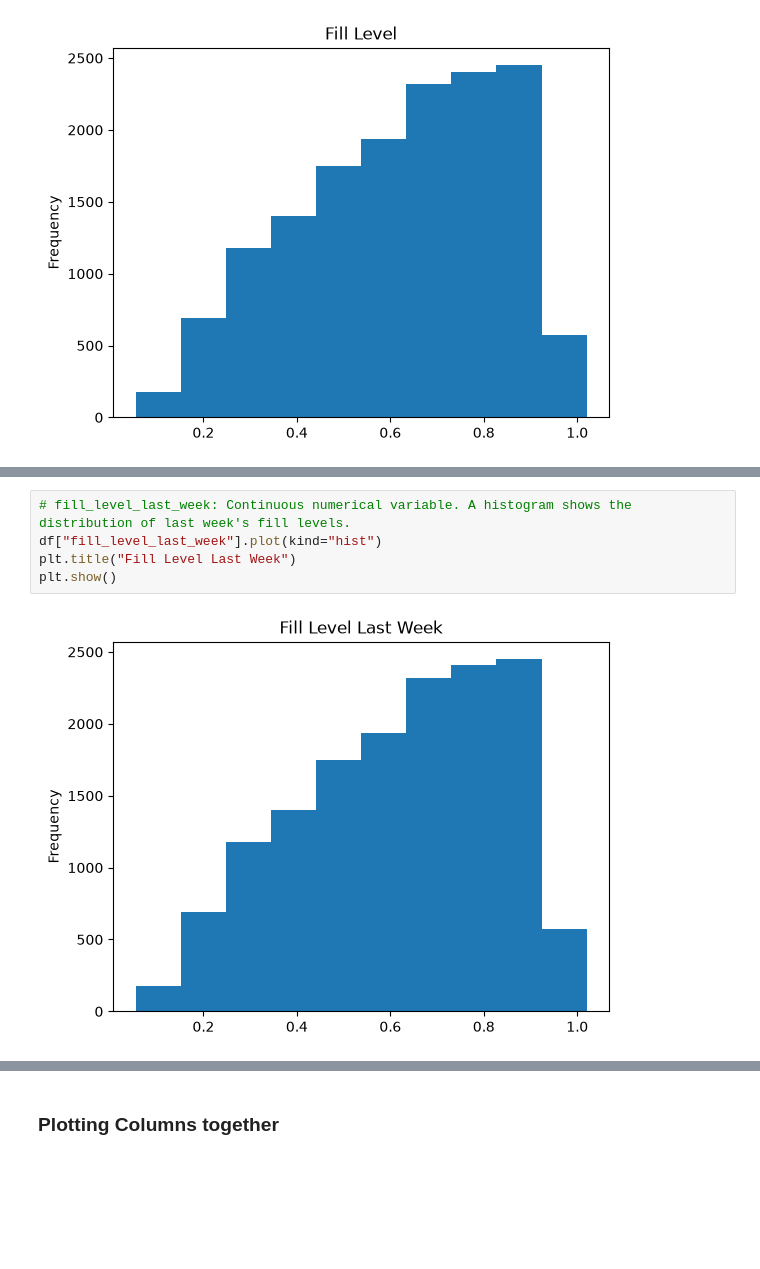
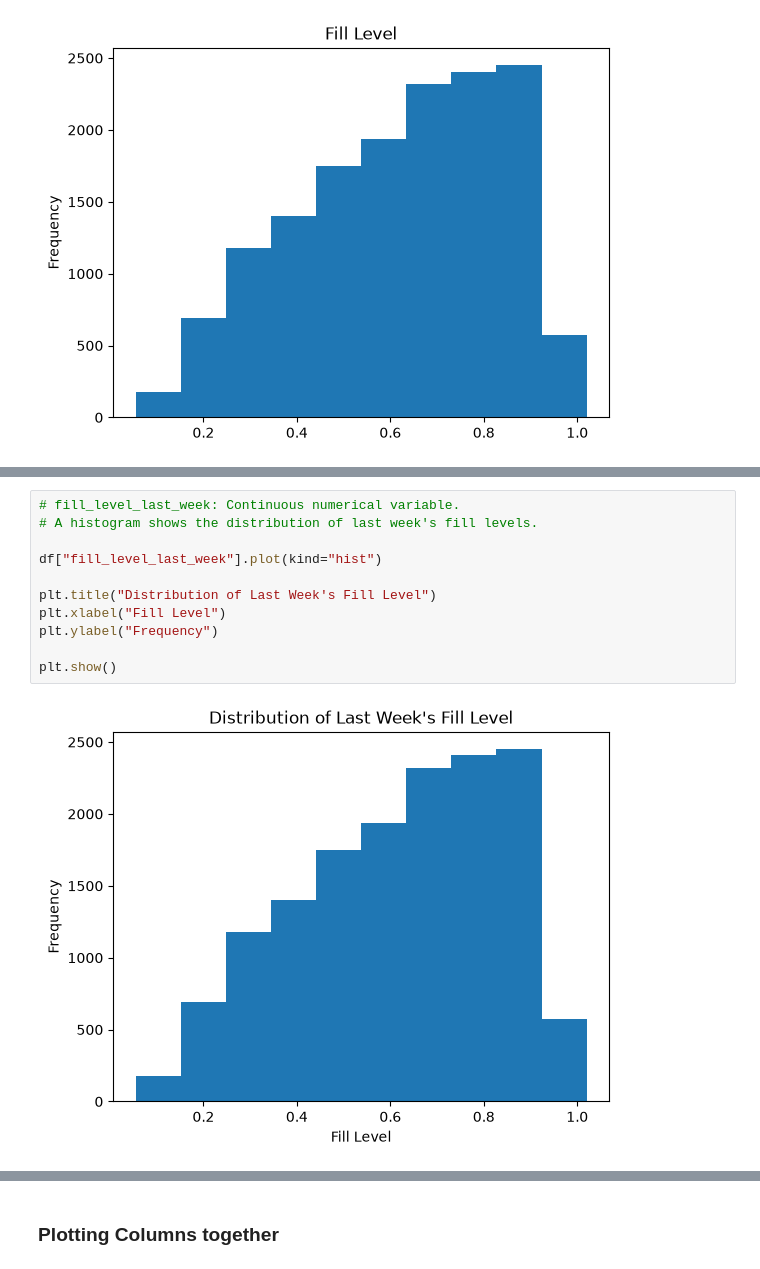
Before and after one commit to prakum04/IND320_Project, a Jupyter notebook: notebooks/assignment_1.ipynb, the cells around one changed output, grey strips where cells are left out. Drawn from its saved outputs; the diff is of its cells as text; blank space fills up the shorter version.

```diff
--- a/notebooks/assignment_1.ipynb
+++ b/notebooks/assignment_1.ipynb
@@ -158,8 +199,14 @@ plt.show()
 # %%
-# fill_level_last_week: Continuous numerical variable. A histogram shows the distribution of last week's fill levels.
+# fill_level_last_week: Continuous numerical variable.
+# A histogram shows the distribution of last week's fill levels.
+
 df["fill_level_last_week"].plot(kind="hist")
-plt.title("Fill Level Last Week")
+
+plt.title("Distribution of Last Week's Fill Level")
+plt.xlabel("Fill Level")
+plt.ylabel("Frequency")
+
 plt.show()
 # %% [output]
-[figure, old version]
+[figure, new version]
 # %%
```
Also changed, not shown: parts of 9 cells of this notebook.
